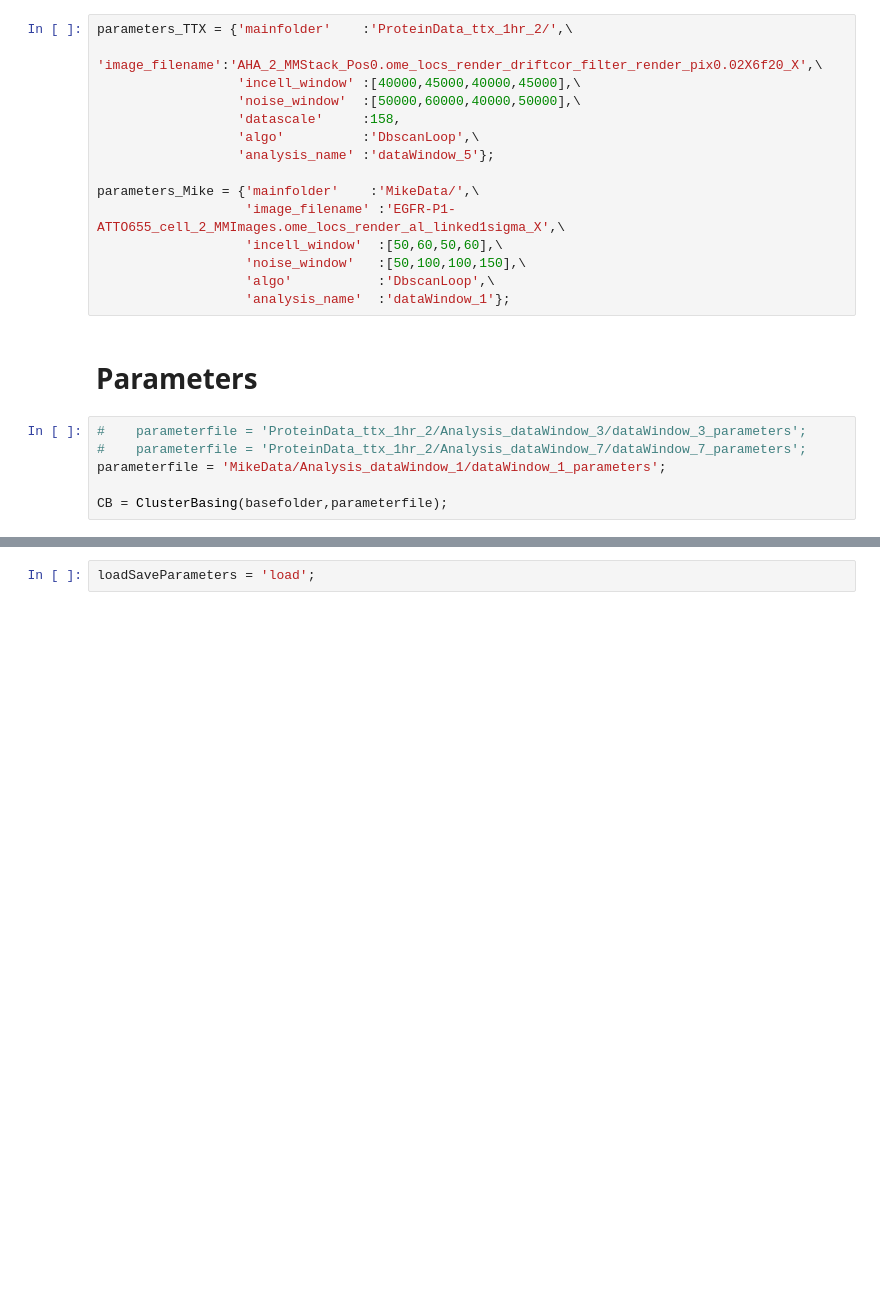
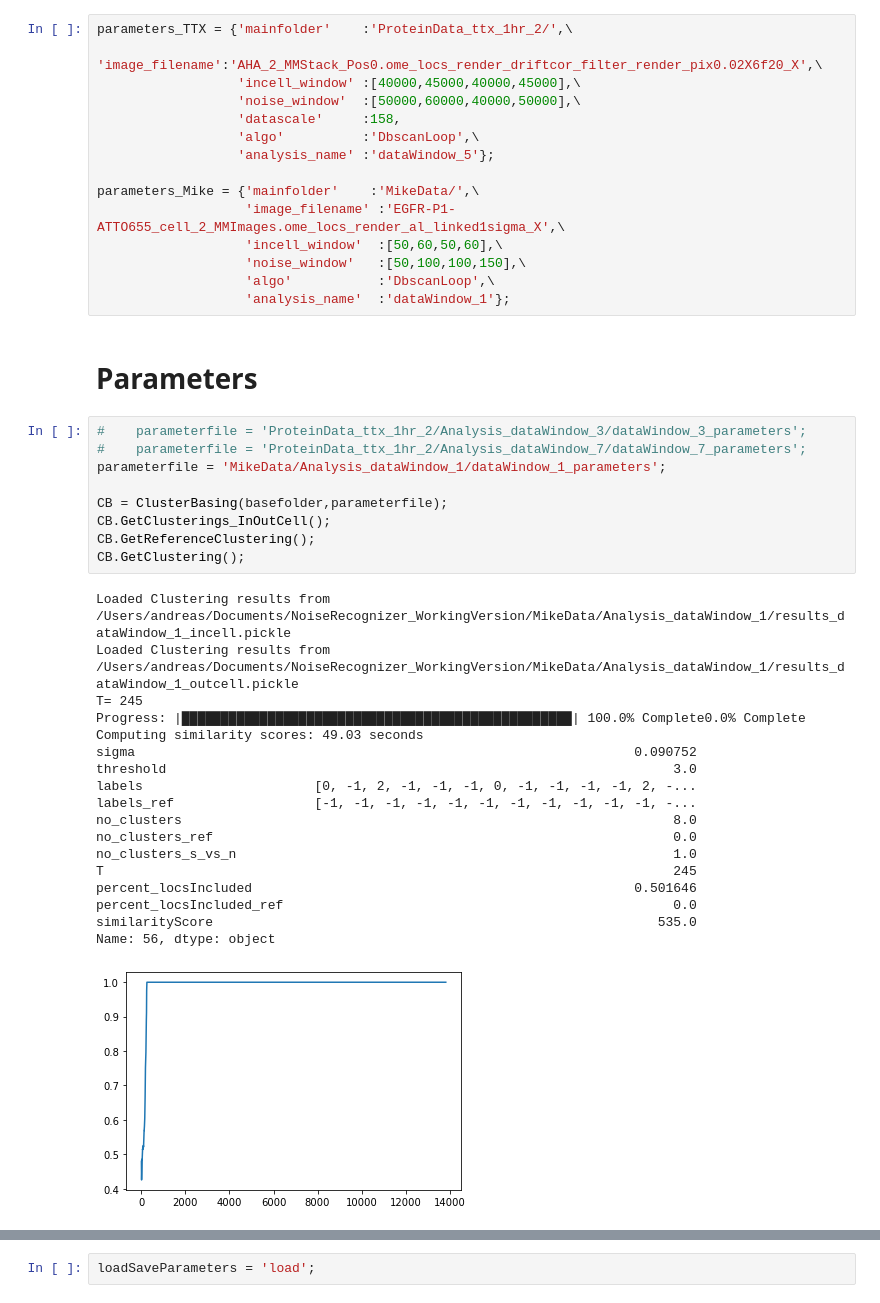
Before and after one commit to NoldAndreas/FINDER, a Jupyter notebook: Code/FigX4_Explore2DOptimizer_withReference_Streamlined_highDensityNoise.ipynb, the cells around one changed output, grey strips where cells are left out. Cells and saved outputs as stored; diff of their text form; blank space fills up the shorter version.

Commit message:
Streamlining whole process, finished ClusterBasing class

```diff
--- a/Code/FigX4_Explore2DOptimizer_withReference_Streamlined_highDensityNoise.ipynb
+++ b/Code/FigX4_Explore2DOptimizer_withReference_Streamlined_highDensityNoise.ipynb
@@ -66,6 +66,28 @@ parameters_Mike = {'mainfolder'    :'MikeData/',\
 # %%
 #    parameterfile = 'ProteinData_ttx_1hr_2/Analysis_dataWindow_3/dataWindow_3_parameters';
 #    parameterfile = 'ProteinData_ttx_1hr_2/Analysis_dataWindow_7/dataWindow_7_parameters';
 parameterfile = 'MikeData/Analysis_dataWindow_1/dataWindow_1_parameters';
 
 CB = ClusterBasing(basefolder,parameterfile);
+CB.GetClusterings_InOutCell();
+CB.GetReferenceClustering();
+CB.GetClustering();
+# %% [output]
+Loaded Clustering results from /Users/andreas/Documents/NoiseRecognizer_WorkingVersion/MikeData/Analysis_dataWindow_1/results_dataWindow_1_incell.pickle
+Loaded Clustering results from /Users/andreas/Documents/NoiseRecognizer_WorkingVersion/MikeData/Analysis_dataWindow_1/results_dataWindow_1_outcell.pickle
+T= 245
+Progress: |██████████████████████████████████████████████████| 100.0% Complete0.0% Complete
+Computing similarity scores: 49.03 seconds
+sigma                                                                0.090752
+threshold                                                                 3.0
+labels                      [0, -1, 2, -1, -1, -1, 0, -1, -1, -1, -1, 2, -...
+labels_ref                  [-1, -1, -1, -1, -1, -1, -1, -1, -1, -1, -1, -...
+no_clusters                                                               8.0
+no_clusters_ref                                                           0.0
+no_clusters_s_vs_n                                                        1.0
+T                                                                         245
+percent_locsIncluded                                                 0.501646
+percent_locsIncluded_ref                                                  0.0
+similarityScore                                                         535.0
+Name: 56, dtype: object
+[figure, added]
```
Also changed, not shown: parts of 5 cells of this notebook, 4 other files.
